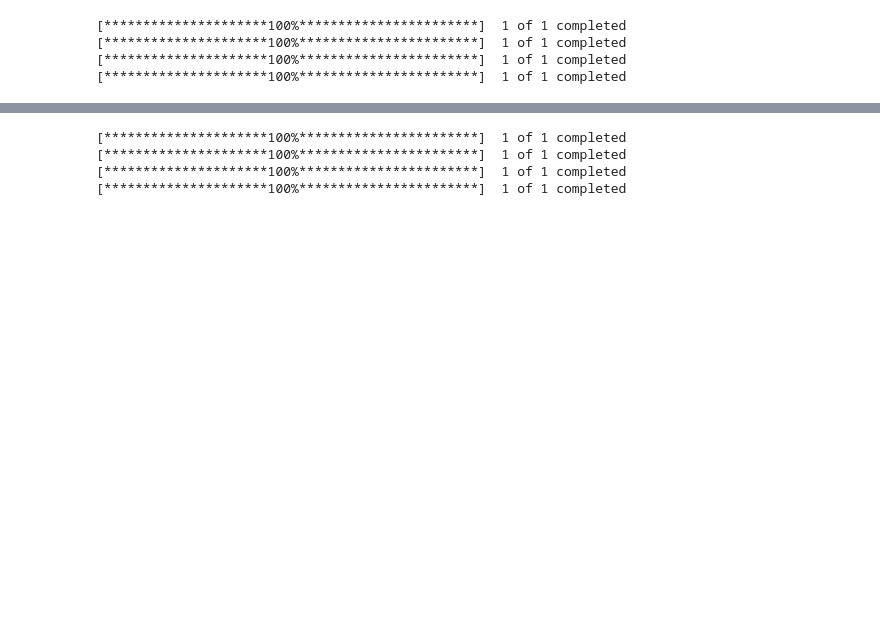
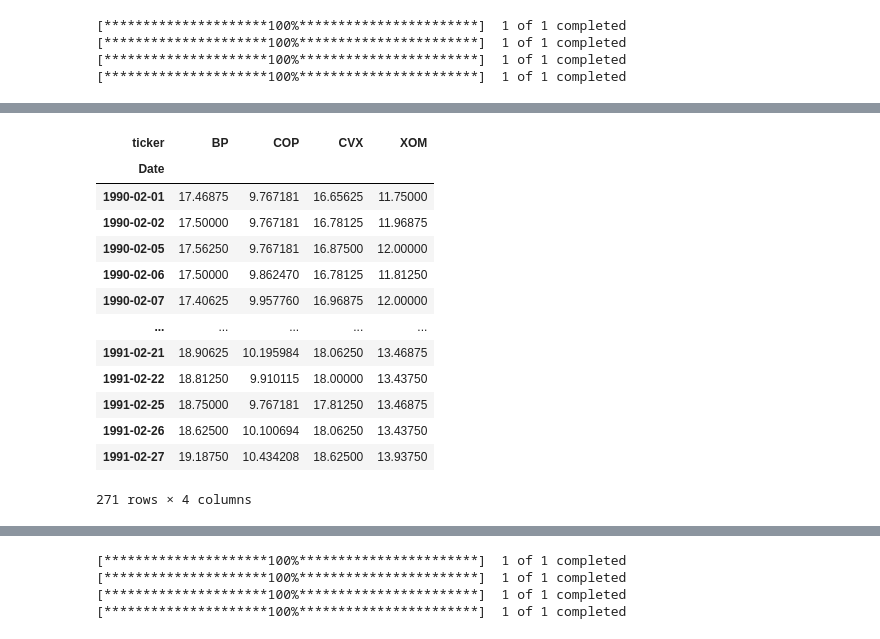
Before and after one commit to lrb924/Collateral_Damage, a Jupyter notebook: lara.ipynb, the cells around one changed output, grey strips where cells are left out. Drawn from its saved outputs; the diff is of its cells as text; code cells hidden in the pictures; blank space fills up the shorter version.

```diff
--- a/lara.ipynb
+++ b/lara.ipynb
@@ -46,0 +52,17 @@ gas_gulf_df.to_csv("gas_gulf.csv")
+# %%
+gas_gulf_df
+# %% [output]
+| ticker | BP | COP | CVX | XOM |
+| Date |  |  |  |  |
+| 1990-02-01 | 17.46875 | 9.767181 | 16.65625 | 11.75000 |
+| 1990-02-02 | 17.50000 | 9.767181 | 16.78125 | 11.96875 |
+| 1990-02-05 | 17.56250 | 9.767181 | 16.87500 | 12.00000 |
+| 1990-02-06 | 17.50000 | 9.862470 | 16.78125 | 11.81250 |
+| 1990-02-07 | 17.40625 | 9.957760 | 16.96875 | 12.00000 |
+| ... | ... | ... | ... | ... |
+| 1991-02-21 | 18.90625 | 10.195984 | 18.06250 | 13.46875 |
+| 1991-02-22 | 18.81250 | 9.910115 | 18.00000 | 13.43750 |
+| 1991-02-25 | 18.75000 | 9.767181 | 17.81250 | 13.46875 |
+| 1991-02-26 | 18.62500 | 10.100694 | 18.06250 | 13.43750 |
+| 1991-02-27 | 19.18750 | 10.434208 | 18.62500 | 13.93750 |
+271 rows × 4 columns
```
Also changed, not shown: parts of 12 cells of this notebook, 1 other file.
